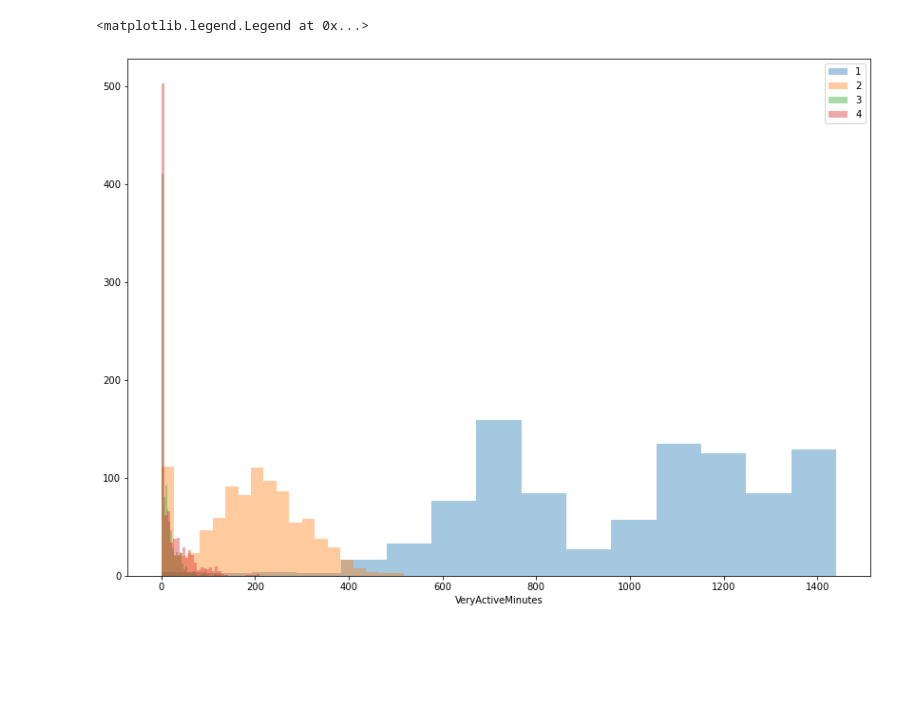
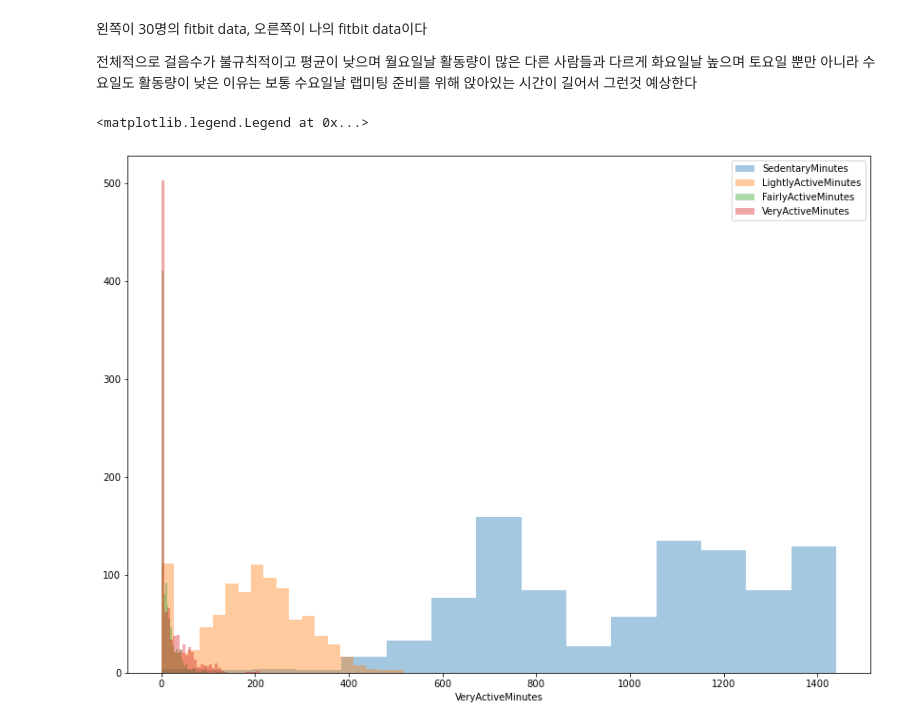
Before and after one commit to hykhhijk/Data_analysis_practice, a Jupyter notebook: Fitbit_capstone/Fitbit_capstone.ipynb, the cells around one changed output. Cells and saved outputs as stored; diff of their text form; code cells hidden in the pictures; blank space fills up the shorter version.

```diff
--- a/Fitbit_capstone/Fitbit_capstone.ipynb
+++ b/Fitbit_capstone/Fitbit_capstone.ipynb
@@ -65,12 +98,18 @@ sns.barplot(ax=axes[1,1],x = my_act["Calories"], y = my_act["DayofWeek"])
+# %% [markdown]
+왼쪽이 30명의 fitbit data, 오른쪽이 나의 fitbit data이다
+
+전체적으로 걸음수가 불규칙적이고 평균이 낮으며
+월요일날 활동량이 많은 다른 사람들과 다르게 화요일날 높으며
+토요일 뿐만 아니라 수요일도 활동량이 낮은 이유는 보통  수요일날 랩미팅 준비를 위해 앉아있는 시간이 길어서 그런것 예상한다<br>
 # %%
 plt.figure(figsize=(14,10))
-sns.distplot(a=daily_act["SedentaryMinutes"],label="1", kde=False)
-sns.distplot(a=daily_act["LightlyActiveMinutes"],label="2", kde=False)
-sns.distplot(a=daily_act["FairlyActiveMinutes"],label="3", kde=False)
-sns.distplot(a=daily_act["VeryActiveMinutes"],label="4", kde=False)
+sns.distplot(a=daily_act["SedentaryMinutes"],label="SedentaryMinutes", kde=False)
+sns.distplot(a=daily_act["LightlyActiveMinutes"],label="LightlyActiveMinutes", kde=False)
+sns.distplot(a=daily_act["FairlyActiveMinutes"],label="FairlyActiveMinutes", kde=False)
+sns.distplot(a=daily_act["VeryActiveMinutes"],label="VeryActiveMinutes", kde=False)
 plt.legend()
 # %% [output]
 <matplotlib.legend.Legend at 0x...>
-[figure, old version]
+[figure, new version]
 # %%
 plt.figure(figsize=(14,10))
```
Also changed, not shown: parts of 31 cells of this notebook, 1 other file.
